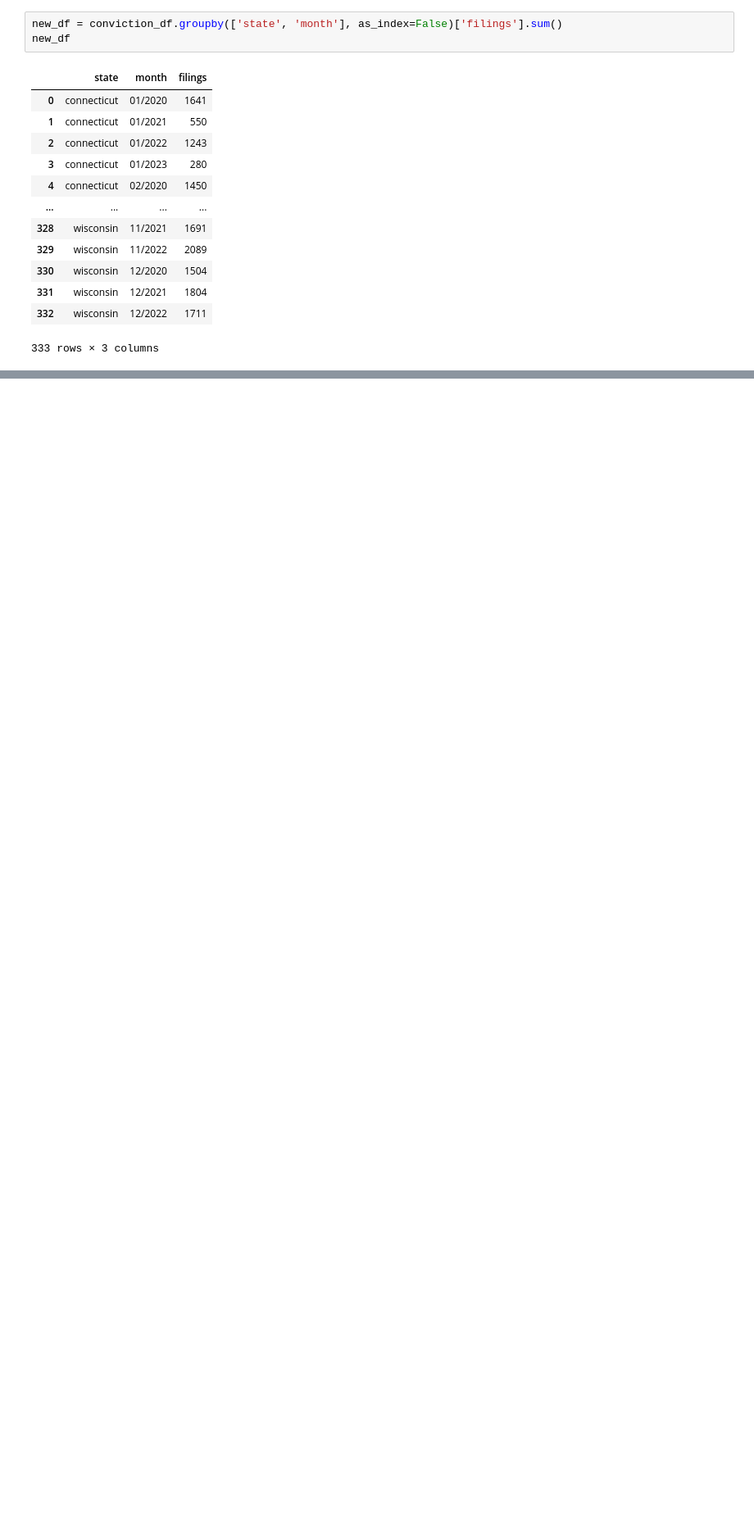
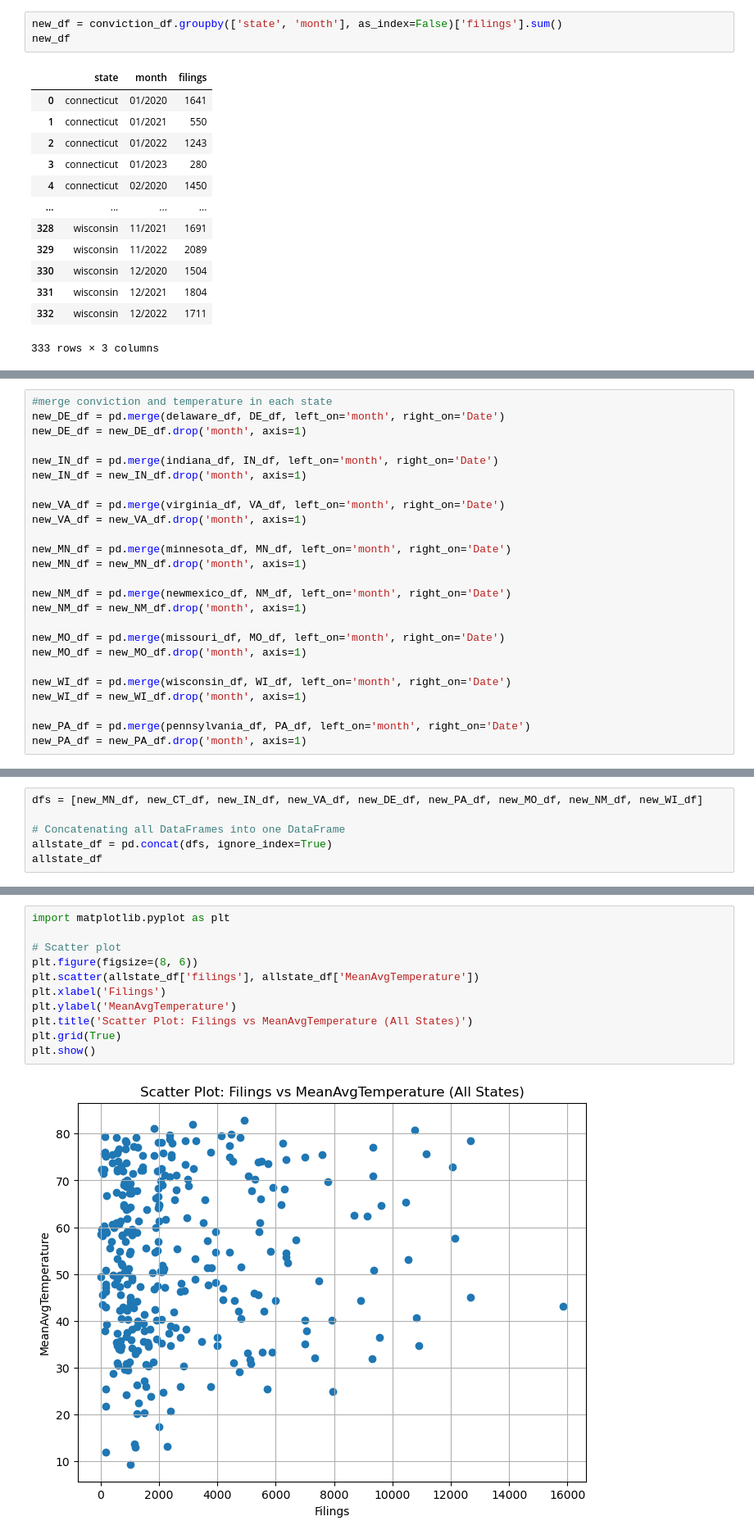
Before and after one commit to leon332157/348FinalProj, a Jupyter notebook: phuong.ipynb, the cells around one changed output, grey strips where cells are left out. Shown at 82% size. Cells and saved outputs as stored; diff of their text form; blank space fills up the shorter version.

```diff
--- a/phuong.ipynb
+++ b/phuong.ipynb
@@ -324,0 +322,25 @@ P-value: [0.79355434 0.75231487 0.6616805  0.75231487 0.83127249]
+# %%
+#merge conviction and temperature in each state
+new_DE_df = pd.merge(delaware_df, DE_df, left_on='month', right_on='Date')
+new_DE_df = new_DE_df.drop('month', axis=1)
+
+new_IN_df = pd.merge(indiana_df, IN_df, left_on='month', right_on='Date')
+new_IN_df = new_IN_df.drop('month', axis=1)
+
+new_VA_df = pd.merge(virginia_df, VA_df, left_on='month', right_on='Date')
+new_VA_df = new_VA_df.drop('month', axis=1)
+
+new_MN_df = pd.merge(minnesota_df, MN_df, left_on='month', right_on='Date')
+new_MN_df = new_MN_df.drop('month', axis=1)
+
+new_NM_df = pd.merge(newmexico_df, NM_df, left_on='month', right_on='Date')
+new_NM_df = new_NM_df.drop('month', axis=1)
+
+new_MO_df = pd.merge(missouri_df, MO_df, left_on='month', right_on='Date')
+new_MO_df = new_MO_df.drop('month', axis=1)
+
+new_WI_df = pd.merge(wisconsin_df, WI_df, left_on='month', right_on='Date')
+new_WI_df = new_WI_df.drop('month', axis=1)
+
+new_PA_df = pd.merge(pennsylvania_df, PA_df, left_on='month', right_on='Date')
+new_PA_df = new_PA_df.drop('month', axis=1)
@@ -324,0 +354,6 @@ P-value: [0.79355434 0.75231487 0.6616805  0.75231487 0.83127249]
+# %%
+dfs = [new_MN_df, new_CT_df, new_IN_df, new_VA_df, new_DE_df, new_PA_df, new_MO_df, new_NM_df, new_WI_df]
+
+# Concatenating all DataFrames into one DataFrame
+allstate_df = pd.concat(dfs, ignore_index=True)
+allstate_df
@@ -324,0 +374,13 @@ P-value: [0.79355434 0.75231487 0.6616805  0.75231487 0.83127249]
+# %%
+import matplotlib.pyplot as plt
+
+# Scatter plot
+plt.figure(figsize=(8, 6))
+plt.scatter(allstate_df['filings'], allstate_df['MeanAvgTemperature'])
+plt.xlabel('Filings')
+plt.ylabel('MeanAvgTemperature')
+plt.title('Scatter Plot: Filings vs MeanAvgTemperature (All States)')
+plt.grid(True)
+plt.show()
+# %% [output]
+[figure, added]
```
Also changed, not shown: parts of 15 cells of this notebook.
